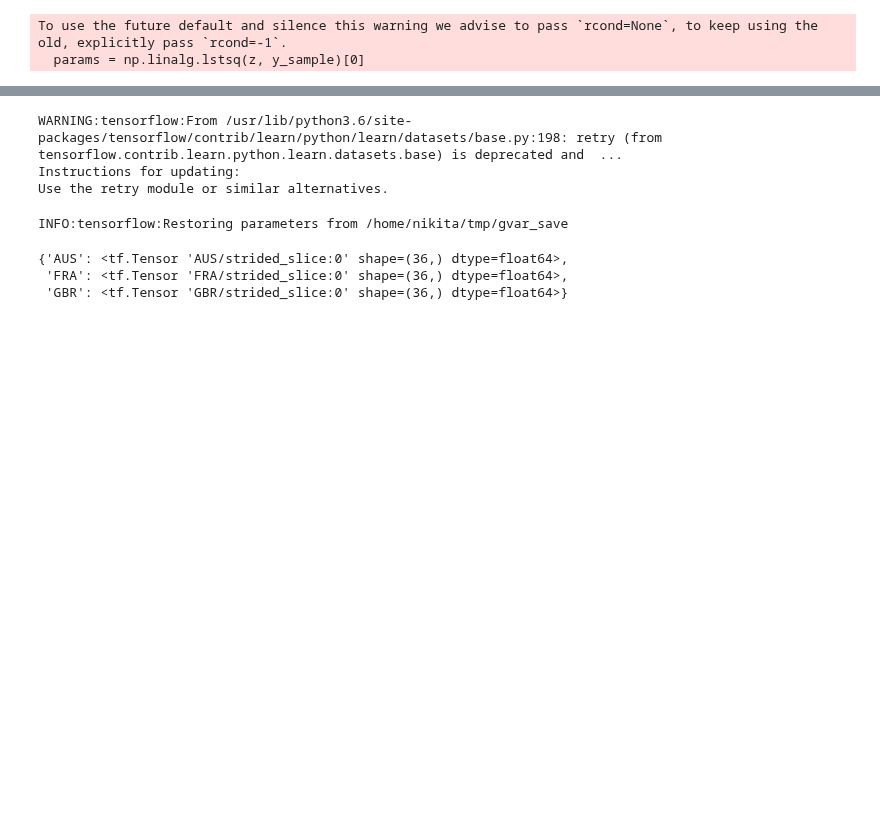
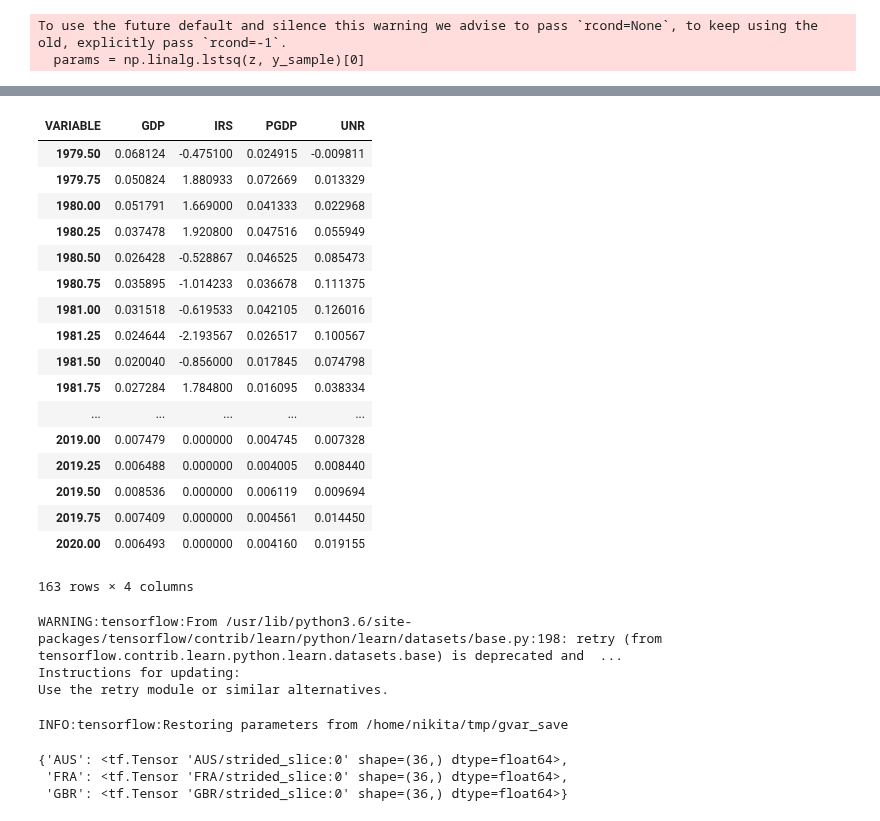
Before and after one commit to npetrenko/real_nvp, a Jupyter notebook: experiments/Untitled.ipynb, the cells around one changed output, grey strips where cells are left out. Cells and saved outputs as stored; diff of their text form; code cells hidden in the pictures; blank space fills up the shorter version.

```diff
--- a/experiments/Untitled.ipynb
+++ b/experiments/Untitled.ipynb
@@ -88,3 +176,24 @@ pred_std/rw_pred_std
+# %%
+data.T
+# %% [output]
+| VARIABLE | GDP | IRS | PGDP | UNR |
+| 1979.50 | 0.068124 | -0.475100 | 0.024915 | -0.009811 |
+| 1979.75 | 0.050824 | 1.880933 | 0.072669 | 0.013329 |
+| 1980.00 | 0.051791 | 1.669000 | 0.041333 | 0.022968 |
+| 1980.25 | 0.037478 | 1.920800 | 0.047516 | 0.055949 |
+| 1980.50 | 0.026428 | -0.528867 | 0.046525 | 0.085473 |
+| 1980.75 | 0.035895 | -1.014233 | 0.036678 | 0.111375 |
+| 1981.00 | 0.031518 | -0.619533 | 0.042105 | 0.126016 |
+| 1981.25 | 0.024644 | -2.193567 | 0.026517 | 0.100567 |
+| 1981.50 | 0.020040 | -0.856000 | 0.017845 | 0.074798 |
+| 1981.75 | 0.027284 | 1.784800 | 0.016095 | 0.038334 |
+| ... | ... | ... | ... | ... |
+| 2019.00 | 0.007479 | 0.000000 | 0.004745 | 0.007328 |
+| 2019.25 | 0.006488 | 0.000000 | 0.004005 | 0.008440 |
+| 2019.50 | 0.008536 | 0.000000 | 0.006119 | 0.009694 |
+| 2019.75 | 0.007409 | 0.000000 | 0.004561 | 0.014450 |
+| 2020.00 | 0.006493 | 0.000000 | 0.004160 | 0.019155 |
+163 rows × 4 columns
 # %%
 np.mean(forecast-true_vals, axis=0)/np.std((true_vals[1:]-true_vals[:-1])[:len(forecast)], axis=0)
 # %%
```
Also changed, not shown: parts of 16 cells of this notebook, 3 other files.
